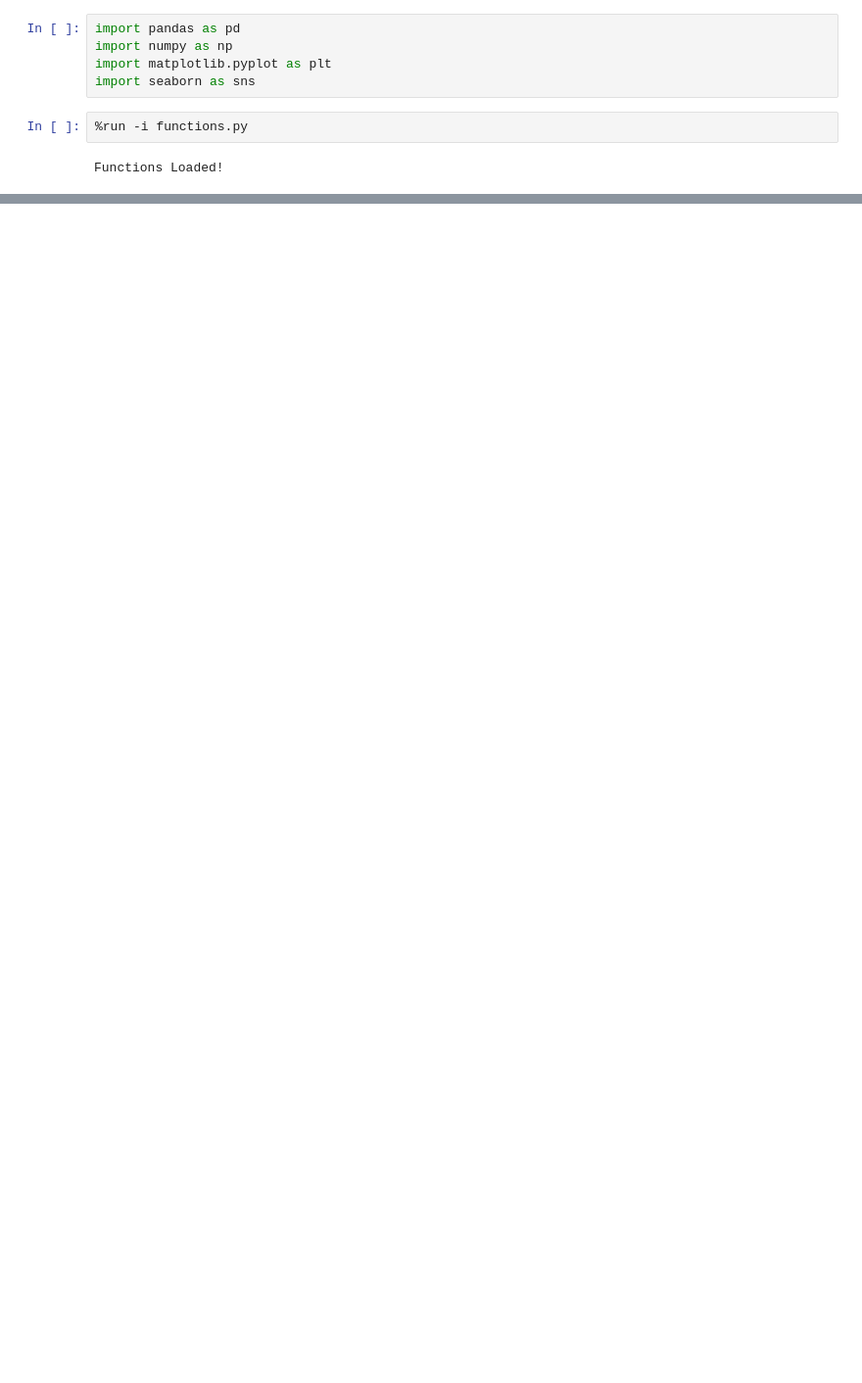
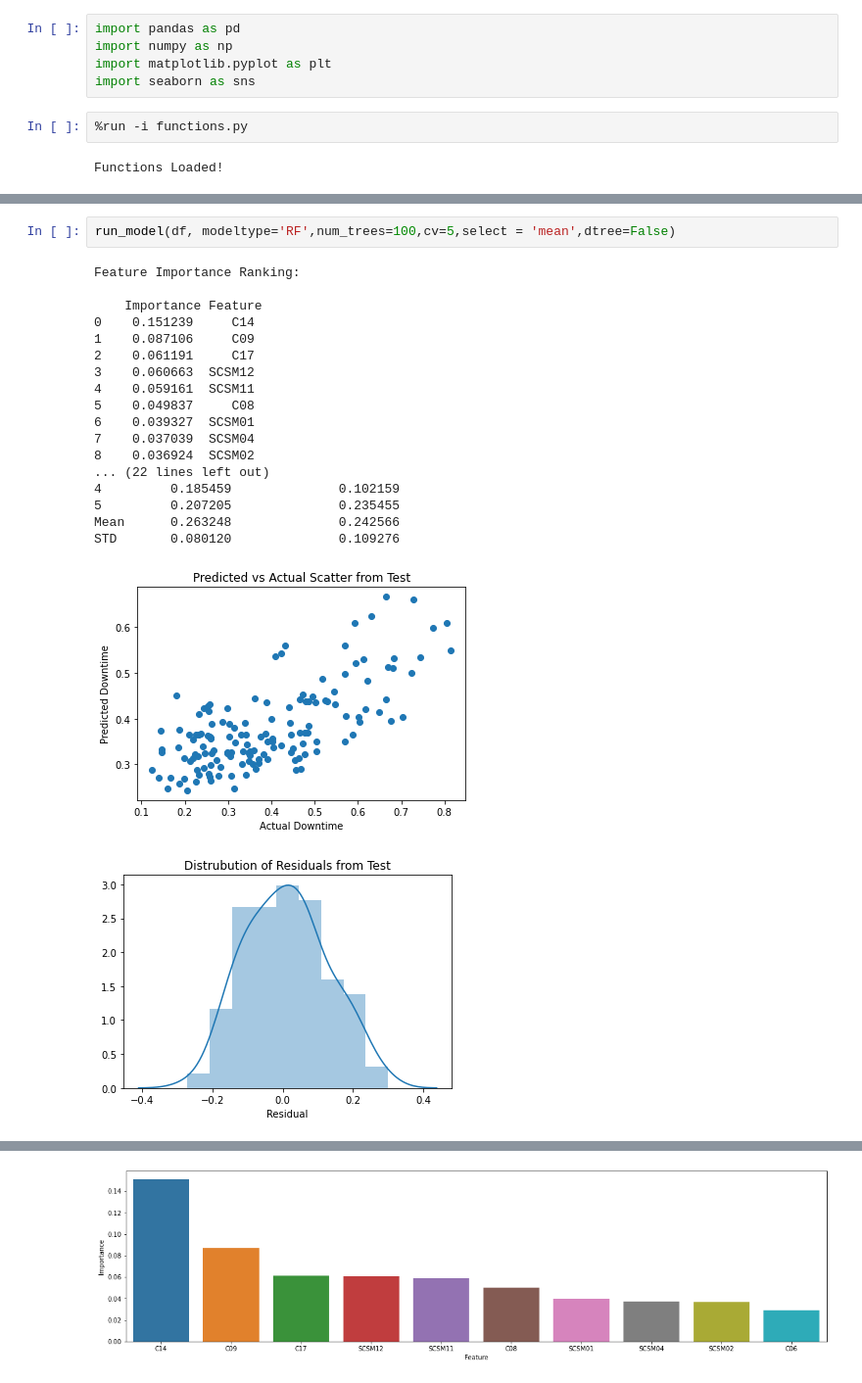
Before and after one commit to ch4413/scs, a Jupyter notebook: notebooks/Example_Function_Use.ipynb, the cells around one changed output, grey strips where cells are left out. Shown at 98% size. Cells and saved outputs as stored; diff of their text form; blank space fills up the shorter version.

```diff
--- a/notebooks/Example_Function_Use.ipynb
+++ b/notebooks/Example_Function_Use.ipynb
@@ -61,0 +63,22 @@ FileNotFoundError: [WinError 2] "dot" not found in path.
+# %%
+run_model(df, modeltype='RF',num_trees=100,cv=5,select = 'mean',dtree=False)
+# %% [output]
+Feature Importance Ranking:
+
+    Importance Feature
+0    0.151239     C14
+1    0.087106     C09
+2    0.061191     C17
+3    0.060663  SCSM12
+4    0.059161  SCSM11
+5    0.049837     C08
+6    0.039327  SCSM01
+7    0.037039  SCSM04
+8    0.036924  SCSM02
+... (22 lines left out)
+4         0.185459              0.102159
+5         0.207205              0.235455
+Mean      0.263248              0.242566
+STD       0.080120              0.109276
+[figure, added]
+[figure, added]
@@ -61,0 +87 @@ FileNotFoundError: [WinError 2] "dot" not found in path.
+[figure, added]
```
Also changed, not shown: parts of 3 cells of this notebook, 1 other file.
